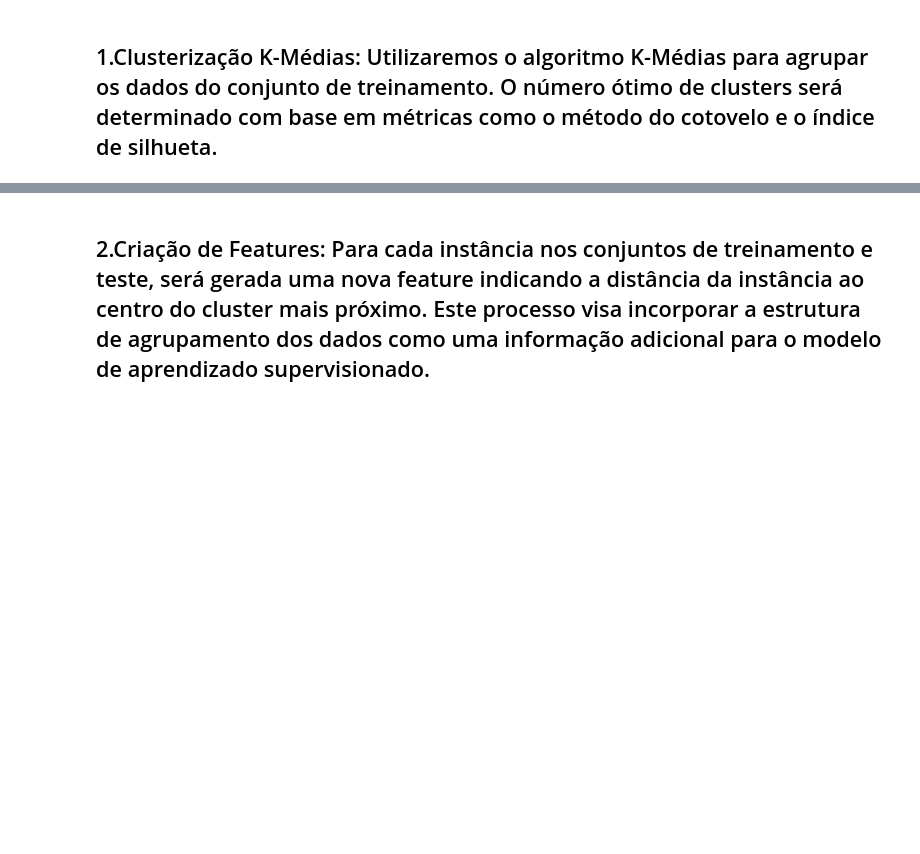
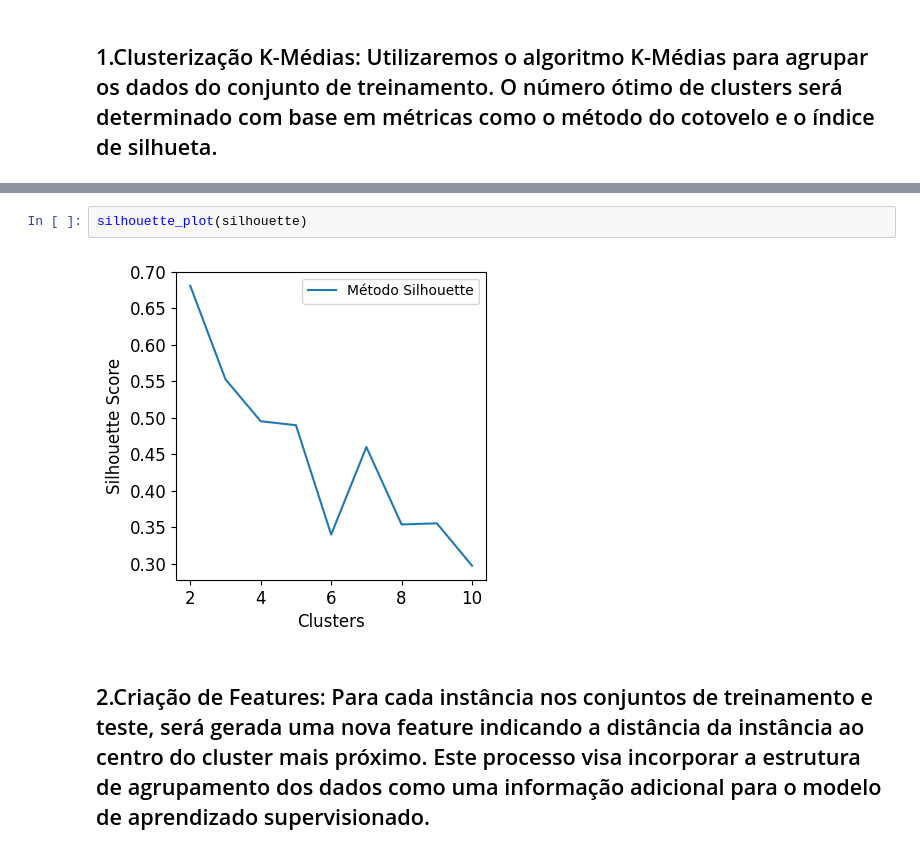
Before and after one commit to rodrigo1992-cmyk/Faculdade, a Jupyter notebook: Notebooks/rodrigo_mesquita_PB_TP4.ipynb, the cells around one changed output, grey strips where cells are left out. Saved outputs shown, nothing was run; the diff lists cells and outputs as text; blank space fills up the shorter version.

```diff
--- a/Notebooks/rodrigo_mesquita_PB_TP4.ipynb
+++ b/Notebooks/rodrigo_mesquita_PB_TP4.ipynb
@@ -13,3 +84,7 @@
+# %%
+silhouette_plot(silhouette)
+# %% [output]
+[figure, added]
 # %% [markdown]
 ## 2.Criação de Features: Para cada instância nos conjuntos de treinamento e teste, será gerada uma nova feature indicando a distância da instância ao centro do cluster mais próximo. Este processo visa incorporar a estrutura de agrupamento dos dados como uma informação adicional para o modelo de aprendizado supervisionado.
 # %% [markdown]
```
Also changed, not shown: parts of 7 cells of this notebook.
